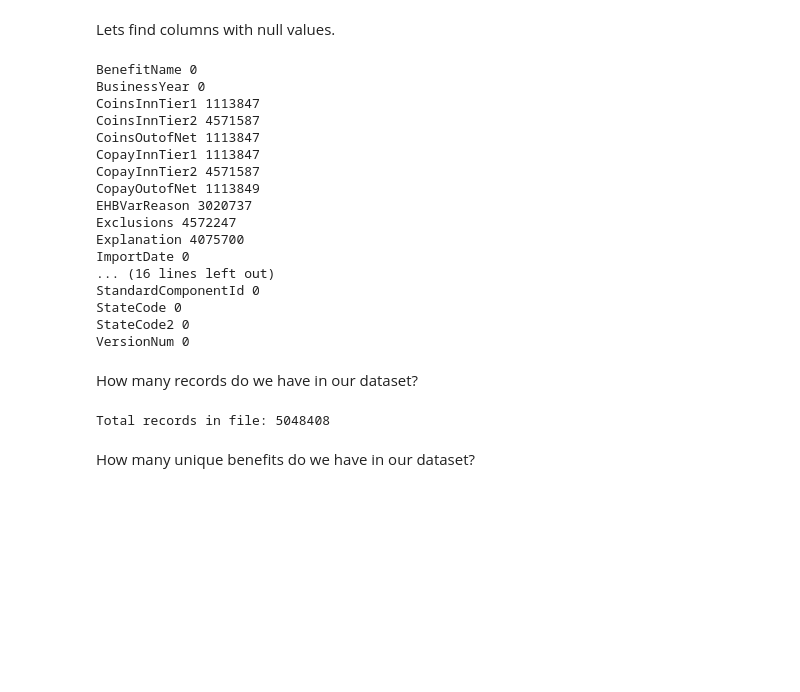
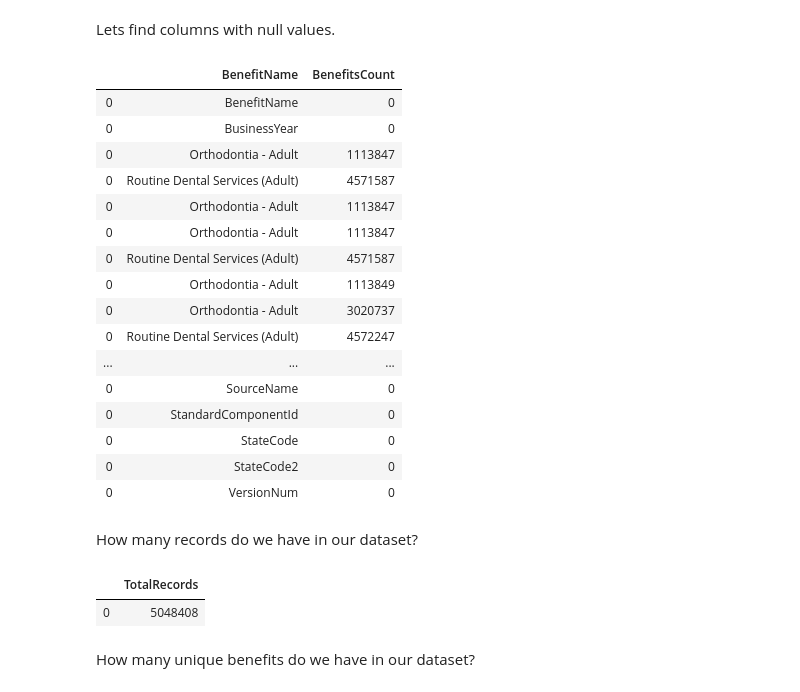
Before and after one commit to willjdew/Health_Insurance_Marketplace, a Jupyter notebook: notebooks/Health_Insurance.ipynb, the cells around one changed output. Drawn from its saved outputs; the diff is of its cells as text; code cells hidden in the pictures; blank space fills up the shorter version.

```diff
--- a/notebooks/Health_Insurance.ipynb
+++ b/notebooks/Health_Insurance.ipynb
@@ -27,7 +17,7 @@ Let's start our journey by analyzing how plan rates and benefits vary across sta
 # %%
 query = 'SELECT * FROM BenefitsCostSharing LIMIT 10;'
-df = fetch_sql_df(query)
-df
+BCS_df = pd.read_sql(query, conn)
+BCS_df
 # %% [output]
 |  | BenefitName | BusinessYear | CoinsInnTier1 | CoinsInnTier2 | CoinsOutofNet | CopayInnTier1 | CopayInnTier2 | ... |
 | 0 | Routine Dental Services (Adult) | 2014 | 20% |  | 20% | No Charge |  | ... |
@@ -44,42 +34,45 @@ df
 # %% [markdown]
 Lets find columns with null values.
 # %%
-col = df.columns
-for c in df.columns:
-    query = """SELECT COUNT({})
-                FROM BenefitsCostSharing
-                WHERE {} = '';""".format(c, c)
-    q = fetch_sql(query)
-    print(c, q[0][0]) # , round((q[0][0]/5048408*100),2))
+benefit_count_df = pd.DataFrame(columns=['BenefitName', 'BenefitsCount'])
+for c in BCS_df.columns:
+    query = """SELECT BenefitName, COUNT({}) AS BenefitsCount
+               FROM BenefitsCostSharing
+               WHERE {} = '';""".format(c, c)
+    q = pd.read_sql(query, conn)
+    q['BenefitName'].replace(np.nan, c, inplace=True)
+    benefit_count_df = pd.concat([benefit_count_df, q])
+
+benefit_count_df.reset_index(drop=True, inplace=True)
+benefit_count_df
 # %% [output]
-BenefitName 0
-BusinessYear 0
-CoinsInnTier1 1113847
-CoinsInnTier2 4571587
-CoinsOutofNet 1113847
-CopayInnTier1 1113847
-CopayInnTier2 4571587
-CopayOutofNet 1113849
-EHBVarReason 3020737
-Exclusions 4572247
-Explanation 4075700
-ImportDate 0
-... (16 lines left out)
-StandardComponentId 0
-StateCode 0
-StateCode2 0
-VersionNum 0
+|  | BenefitName | BenefitsCount |
+| 0 | BenefitName | 0 |
+| 0 | BusinessYear | 0 |
+| 0 | Orthodontia - Adult | 1113847 |
+| 0 | Routine Dental Services (Adult) | 4571587 |
+| 0 | Orthodontia - Adult | 1113847 |
+| 0 | Orthodontia - Adult | 1113847 |
+| 0 | Routine Dental Services (Adult) | 4571587 |
+| 0 | Orthodontia - Adult | 1113849 |
+| 0 | Orthodontia - Adult | 3020737 |
+| 0 | Routine Dental Services (Adult) | 4572247 |
+| ... | ... | ... |
+| 0 | SourceName | 0 |
+| 0 | StandardComponentId | 0 |
+| 0 | StateCode | 0 |
+| 0 | StateCode2 | 0 |
+| 0 | VersionNum | 0 |
 # %% [markdown]
 How many records do we have in our dataset?
-# %%
-query = '''SELECT COUNT(*)
-           FROM BenefitsCostSharing'''
-
-total_records = fetch_sql(query)
-
-print('Total records in file:', total_records[0][0])
-# %% [output]
-Total records in file: 5048408
+# %%
+query = '''SELECT COUNT(*) AS TotalRecords
+           FROM BenefitsCostSharing'''
+
+pd.read_sql(query, conn)
+# %% [output]
+|  | TotalRecords |
+| 0 | 5048408 |
 # %% [markdown]
 How many unique benefits do we have in our dataset?
 # %%
```
Also changed, not shown: parts of 37 cells of this notebook.
